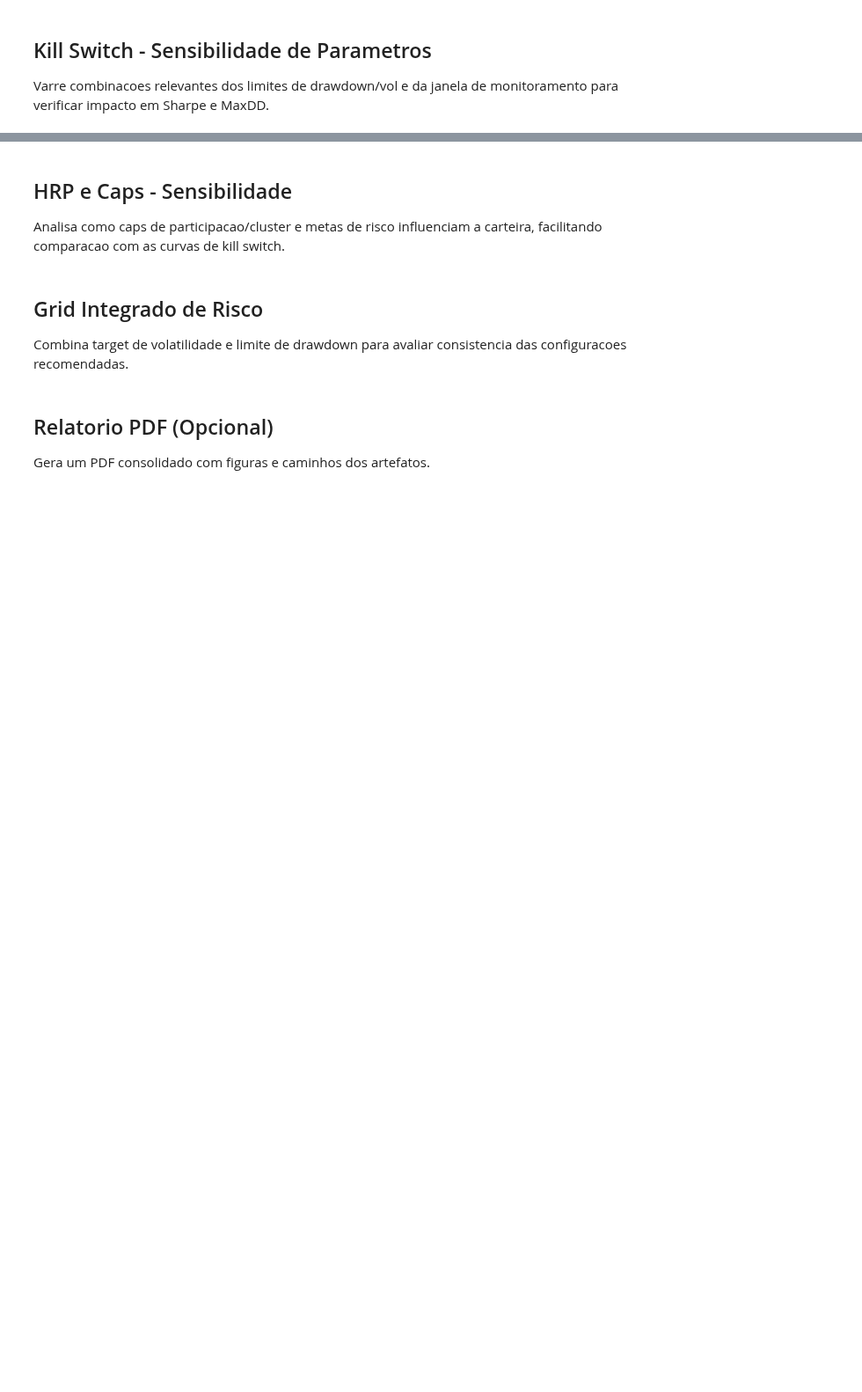
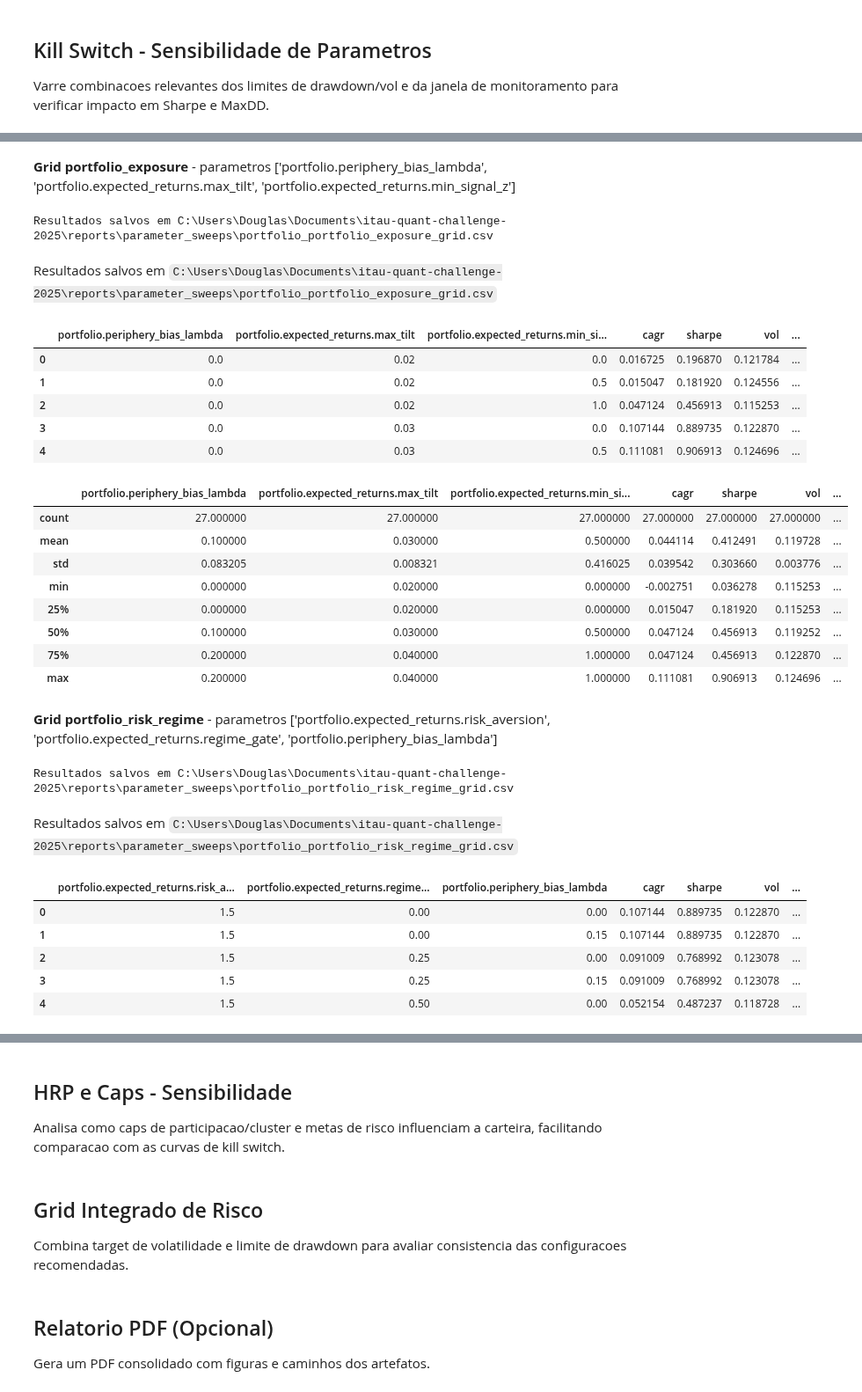
Before and after one commit to cockles98/itau-quant-challenge-2025, a Jupyter notebook: notebooks/end_to_end_pipeline.ipynb, the cells around one changed output, grey strips where cells are left out. Shown at 88% size. Cells and saved outputs as stored; diff of their text form; code cells hidden in the pictures; blank space fills up the shorter version.

```diff
--- a/notebooks/end_to_end_pipeline.ipynb
+++ b/notebooks/end_to_end_pipeline.ipynb
@@ -558,0 +525,63 @@ display(kill_switch_summary)
+# %%
+from reports.heatmaps import run_param_grid
+portfolio_grids = [
+    (
+        'portfolio_exposure',
+        {
+            'portfolio.periphery_bias_lambda': [0.0, 0.1, 0.2],
+            'portfolio.expected_returns.max_tilt': [0.02, 0.03, 0.04],
+            'portfolio.expected_returns.min_signal_z': [0.0, 0.5, 1.0],
+        },
+    ),
+    (
+        'portfolio_risk_regime',
+        {
+            'portfolio.expected_returns.risk_aversion': [1.5, 2.5, 3.5],
+            'portfolio.expected_returns.regime_gate': [0.0, 0.25, 0.5],
+            'portfolio.periphery_bias_lambda': [0.0, 0.15],
+        },
+    )
+]
+
+portfolio_runs = {}
+for label, grid in portfolio_grids:
+    prefix = f"portfolio_{label}"
+    display(Markdown(f"**Grid {label}** - parametros {list(grid.keys())}"))
+    results_df, csv_path = run_param_grid(
+        cfg,
+        panel,
+        grid,
+        report_prefix=prefix,
+    )
+    portfolio_runs[label] = {'results': results_df, 'csv': csv_path}
+    display(Markdown(f"Resultados salvos em `{csv_path}`"))
+    display(results_df.head())
+    display(results_df.describe(include='all'))
+# %% [output]
+**Grid portfolio_exposure** - parametros ['portfolio.periphery_bias_lambda', 'portfolio.expected_returns.max_tilt', 'portfolio.expected_returns.min_signal_z']
+Resultados salvos em C:\Users\Douglas\Documents\itau-quant-challenge-2025\reports\parameter_sweeps\portfolio_portfolio_exposure_grid.csv
+Resultados salvos em `C:\Users\Douglas\Documents\itau-quant-challenge-2025\reports\parameter_sweeps\portfolio_portfolio_exposure_grid.csv`
+|  | portfolio.periphery_bias_lambda | portfolio.expected_returns.max_tilt | portfolio.expected_returns.min_si... | cagr | sharpe | vol | ... |
+| 0 | 0.0 | 0.02 | 0.0 | 0.016725 | 0.196870 | 0.121784 | ... |
+| 1 | 0.0 | 0.02 | 0.5 | 0.015047 | 0.181920 | 0.124556 | ... |
+| 2 | 0.0 | 0.02 | 1.0 | 0.047124 | 0.456913 | 0.115253 | ... |
+| 3 | 0.0 | 0.03 | 0.0 | 0.107144 | 0.889735 | 0.122870 | ... |
+| 4 | 0.0 | 0.03 | 0.5 | 0.111081 | 0.906913 | 0.124696 | ... |
+|  | portfolio.periphery_bias_lambda | portfolio.expected_returns.max_tilt | portfolio.expected_returns.min_si... | cagr | sharpe | vol | ... |
+| count | 27.000000 | 27.000000 | 27.000000 | 27.000000 | 27.000000 | 27.000000 | ... |
+| mean | 0.100000 | 0.030000 | 0.500000 | 0.044114 | 0.412491 | 0.119728 | ... |
+| std | 0.083205 | 0.008321 | 0.416025 | 0.039542 | 0.303660 | 0.003776 | ... |
+| min | 0.000000 | 0.020000 | 0.000000 | -0.002751 | 0.036278 | 0.115253 | ... |
+| 25% | 0.000000 | 0.020000 | 0.000000 | 0.015047 | 0.181920 | 0.115253 | ... |
+| 50% | 0.100000 | 0.030000 | 0.500000 | 0.047124 | 0.456913 | 0.119252 | ... |
+| 75% | 0.200000 | 0.040000 | 1.000000 | 0.047124 | 0.456913 | 0.122870 | ... |
+| max | 0.200000 | 0.040000 | 1.000000 | 0.111081 | 0.906913 | 0.124696 | ... |
+**Grid portfolio_risk_regime** - parametros ['portfolio.expected_returns.risk_aversion', 'portfolio.expected_returns.regime_gate', 'portfolio.periphery_bias_lambda']
+Resultados salvos em C:\Users\Douglas\Documents\itau-quant-challenge-2025\reports\parameter_sweeps\portfolio_portfolio_risk_regime_grid.csv
+Resultados salvos em `C:\Users\Douglas\Documents\itau-quant-challenge-2025\reports\parameter_sweeps\portfolio_portfolio_risk_regime_grid.csv`
+|  | portfolio.expected_returns.risk_a... | portfolio.expected_returns.regime... | portfolio.periphery_bias_lambda | cagr | sharpe | vol | ... |
+| 0 | 1.5 | 0.00 | 0.00 | 0.107144 | 0.889735 | 0.122870 | ... |
+| 1 | 1.5 | 0.00 | 0.15 | 0.107144 | 0.889735 | 0.122870 | ... |
+| 2 | 1.5 | 0.25 | 0.00 | 0.091009 | 0.768992 | 0.123078 | ... |
+| 3 | 1.5 | 0.25 | 0.15 | 0.091009 | 0.768992 | 0.123078 | ... |
+| 4 | 1.5 | 0.50 | 0.00 | 0.052154 | 0.487237 | 0.118728 | ... |
```
Also changed, not shown: parts of 13 cells of this notebook, 5 other files.
